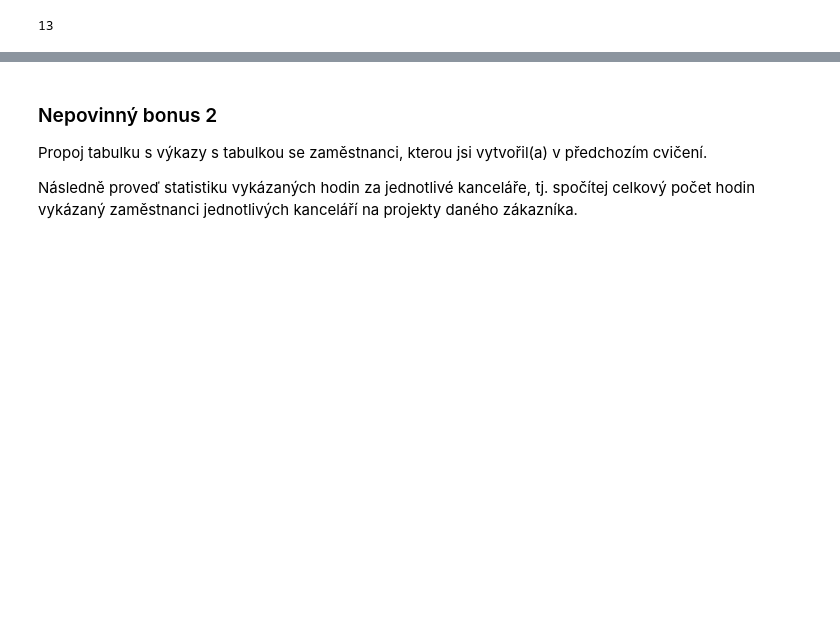
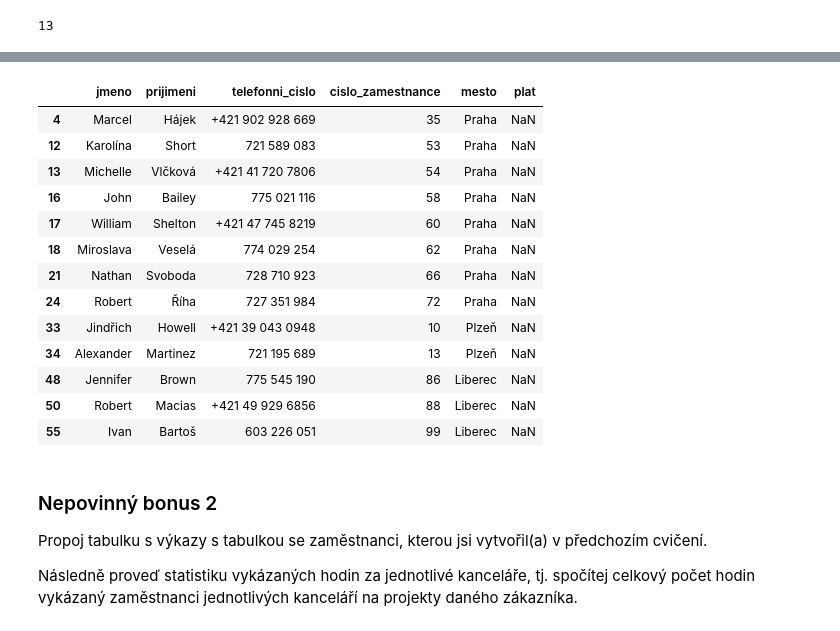
Before and after one commit to MisaLiska/Python1_Misa_2023, a Jupyter notebook: ukoly/ukol_10_pandas.ipynb, the cells around one changed output, grey strips where cells are left out. Drawn from its saved outputs; the diff is of its cells as text; code cells hidden in the pictures; blank space fills up the shorter version.

```diff
--- a/ukoly/ukol_10_pandas.ipynb
+++ b/ukoly/ukol_10_pandas.ipynb
@@ -145,3 +168,21 @@ byvali_zam
+# %%
+byvali_zamestnanci = zamestnanci[zamestnanci["plat"].isna()]
+byvali_zamestnanci
+# %% [output]
+|  | jmeno | prijimeni | telefonni_cislo | cislo_zamestnance | mesto | plat |
+| 4 | Marcel | Hájek | +421 902 928 669 | 35 | Praha | NaN |
+| 12 | Karolína | Short | 721 589 083 | 53 | Praha | NaN |
+| 13 | Michelle | Vlčková | +421 41 720 7806 | 54 | Praha | NaN |
+| 16 | John | Bailey | 775 021 116 | 58 | Praha | NaN |
+| 17 | William | Shelton | +421 47 745 8219 | 60 | Praha | NaN |
+| 18 | Miroslava | Veselá | 774 029 254 | 62 | Praha | NaN |
+| 21 | Nathan | Svoboda | 728 710 923 | 66 | Praha | NaN |
+| 24 | Robert | Říha | 727 351 984 | 72 | Praha | NaN |
+| 33 | Jindřich | Howell | +421 39 043 0948 | 10 | Plzeň | NaN |
+| 34 | Alexander | Martinez | 721 195 689 | 13 | Plzeň | NaN |
+| 48 | Jennifer | Brown | 775 545 190 | 86 | Liberec | NaN |
+| 50 | Robert | Macias | +421 49 929 6856 | 88 | Liberec | NaN |
+| 55 | Ivan | Bartoš | 603 226 051 | 99 | Liberec | NaN |
 # %% [markdown]
 ### Nepovinný bonus 2
 Propoj tabulku s výkazy s tabulkou se zaměstnanci, kterou jsi vytvořil(a) v předchozím cvičení.
```
Also changed, not shown: parts of 4 cells of this notebook.
